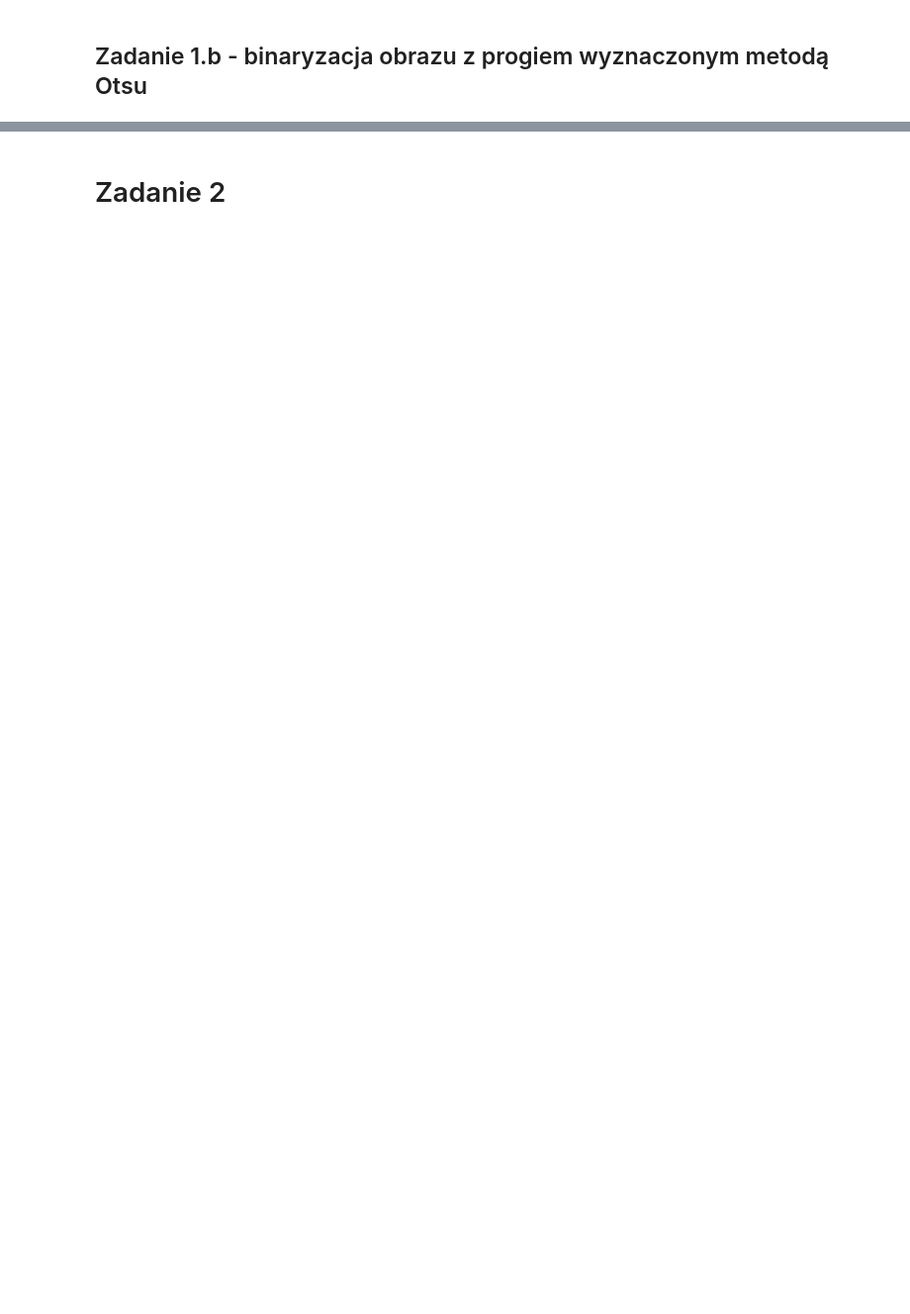
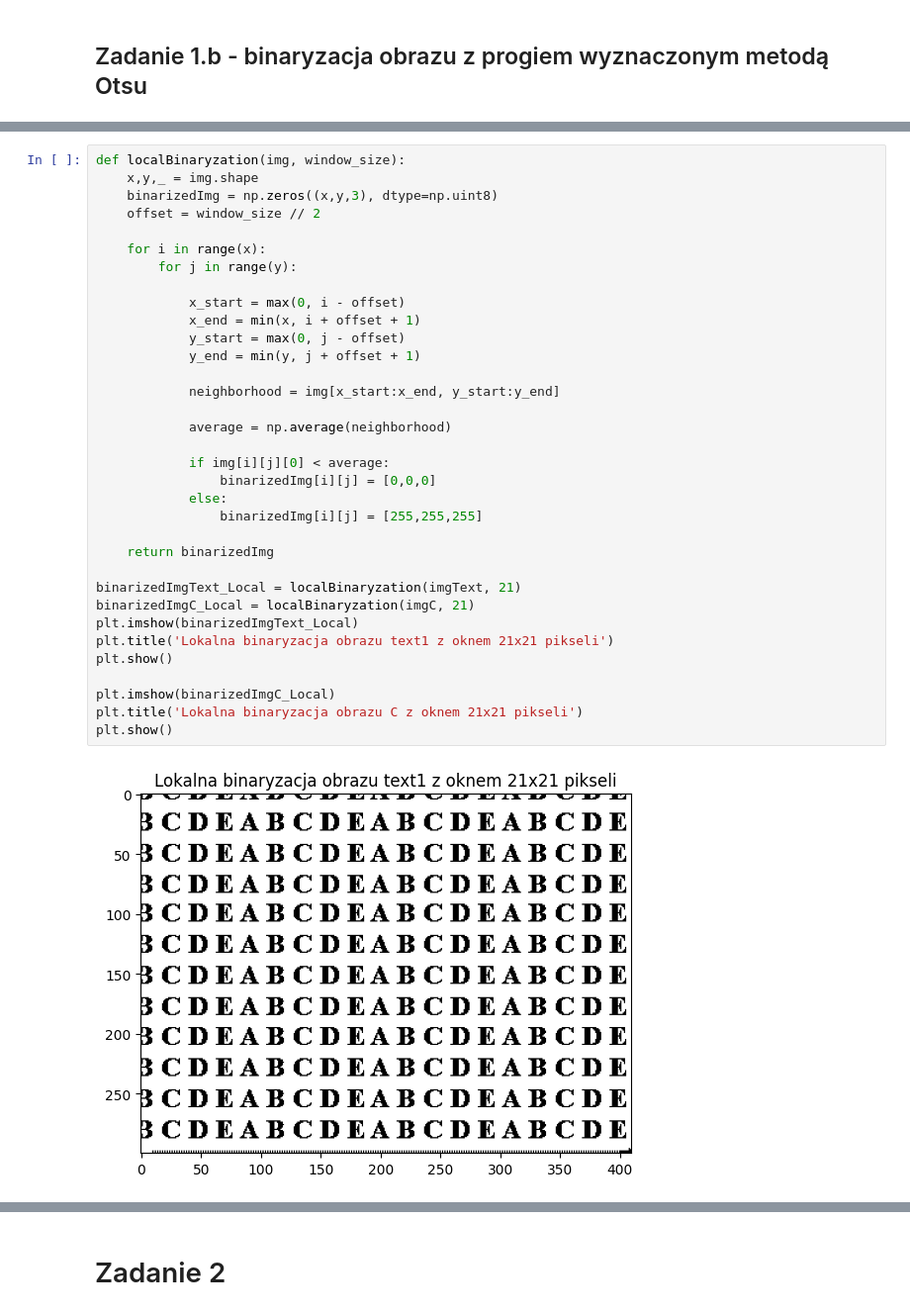
Before and after one commit to Isembart/Grafika-Komputerowa, a Jupyter notebook: Lab2/lab2.ipynb, the cells around one changed output, grey strips where cells are left out. Shown at 99% size. Saved outputs shown, nothing was run; the diff lists cells and outputs as text; blank space fills up the shorter version.

```diff
--- a/Lab2/lab2.ipynb
+++ b/Lab2/lab2.ipynb
@@ -86,0 +98,36 @@ plt.show()
+# %%
+def localBinaryzation(img, window_size):
+    x,y,_ = img.shape
+    binarizedImg = np.zeros((x,y,3), dtype=np.uint8)
+    offset = window_size // 2
+
+    for i in range(x):
+        for j in range(y):
+
+            x_start = max(0, i - offset)
+            x_end = min(x, i + offset + 1)
+            y_start = max(0, j - offset)
+            y_end = min(y, j + offset + 1)
+
+            neighborhood = img[x_start:x_end, y_start:y_end]
+
+            average = np.average(neighborhood)
+
+            if img[i][j][0] < average:
+                binarizedImg[i][j] = [0,0,0]
+            else:
+                binarizedImg[i][j] = [255,255,255]
+
+    return binarizedImg
+
+binarizedImgText_Local = localBinaryzation(imgText, 21)
+binarizedImgC_Local = localBinaryzation(imgC, 21)
+plt.imshow(binarizedImgText_Local)
+plt.title('Lokalna binaryzacja obrazu text1 z oknem 21x21 pikseli')
+plt.show()
+
+plt.imshow(binarizedImgC_Local)
+plt.title('Lokalna binaryzacja obrazu C z oknem 21x21 pikseli')
+plt.show()
+# %% [output]
+[figure, added]
```
Also changed, not shown: parts of 5 cells of this notebook.
